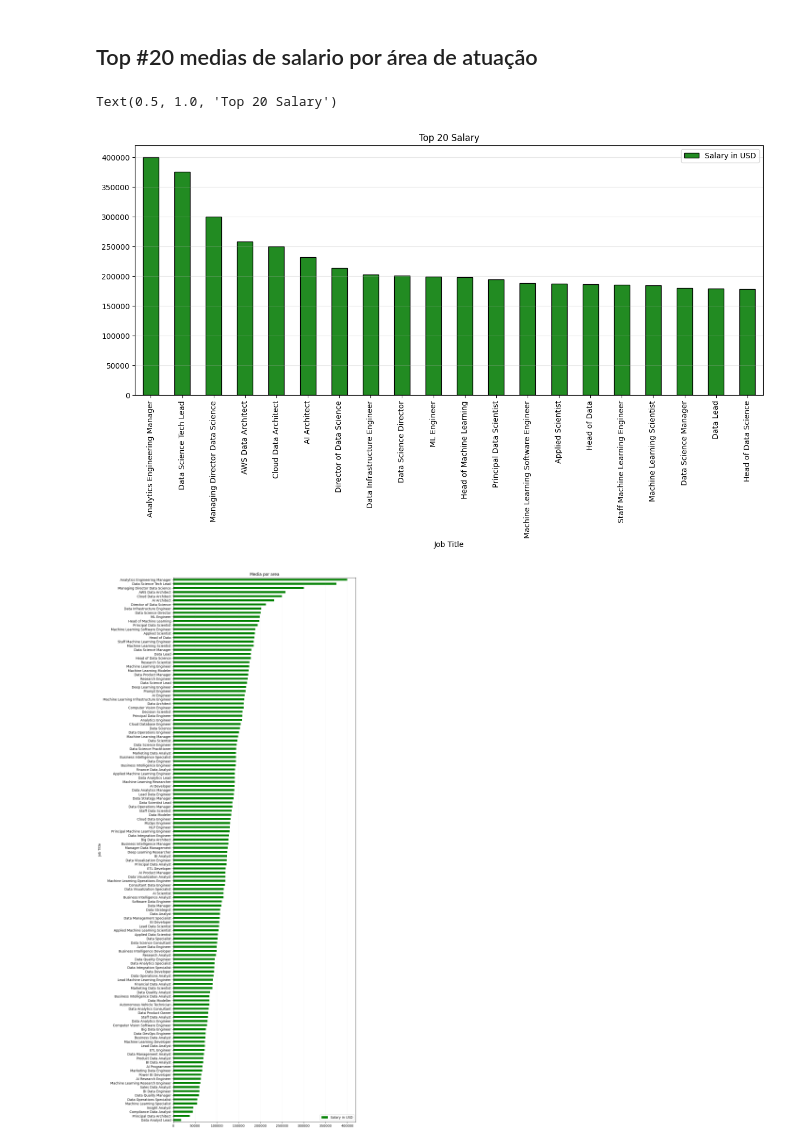
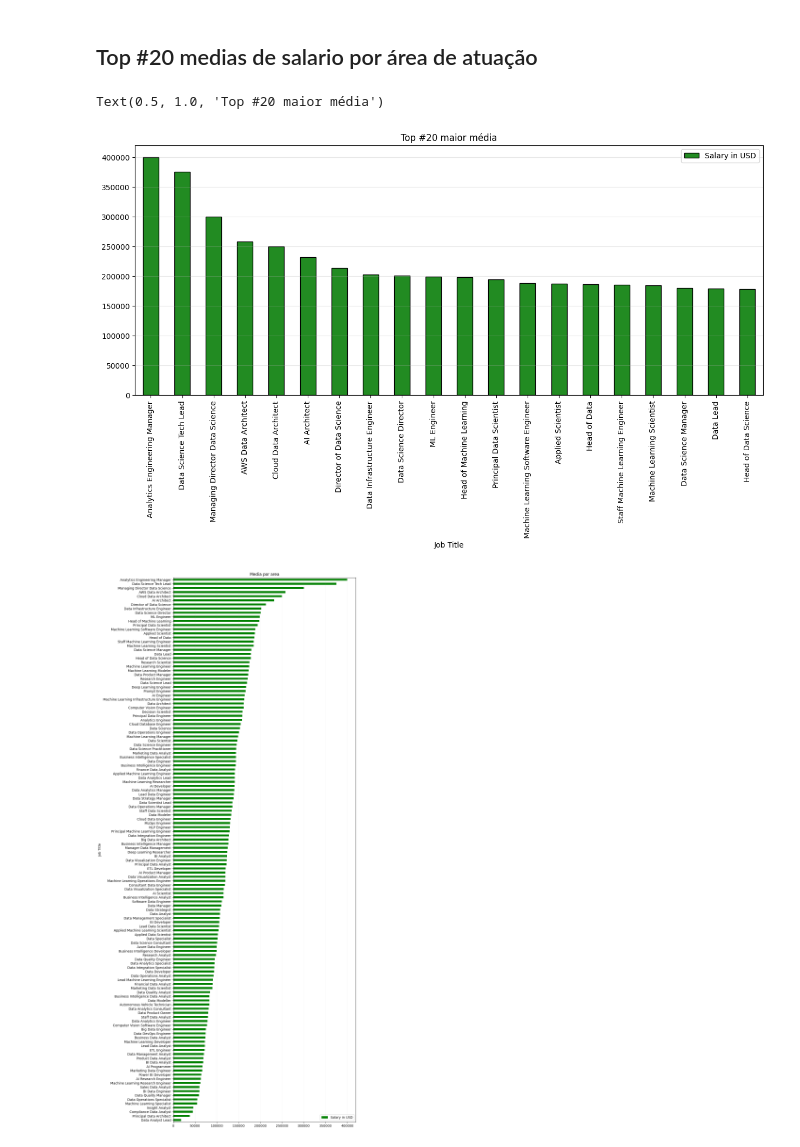
Before and after one commit to LiliamLtx/DataScience, a Jupyter notebook: salarios2024.ipynb, the cells around one changed output. Drawn from its saved outputs; the diff is of its cells as text; code cells hidden in the pictures.

```diff
--- a/salarios2024.ipynb
+++ b/salarios2024.ipynb
@@ -226,11 +228,11 @@ salario_area = salarios.groupby('Job Title')[['Salary in USD']].mean().sort_valu
 # %%
 top15_Media_Salario = salario_area.sort_values('Salary in USD', ascending=False)[:20]
 top15_Media_Salario.plot(kind = 'bar', figsize=(15, 6), color = 'forestgreen', edgecolor = 'black', rot = 90)
 plt.grid(axis='y', alpha=0.3)
-plt.title('Top 20 Salary')
+plt.title('Top #20 maior média')
 # %% [output]
-Text(0.5, 1.0, 'Top 20 Salary')
+Text(0.5, 1.0, 'Top #20 maior média')
-[figure, old version]
+[figure, new version]
 # %%
 salario_area.plot(kind='barh', figsize=(10, 30), color ='green');
 plt.title('Media por area')
```
Also changed, not shown: parts of 1 cell of this notebook.
